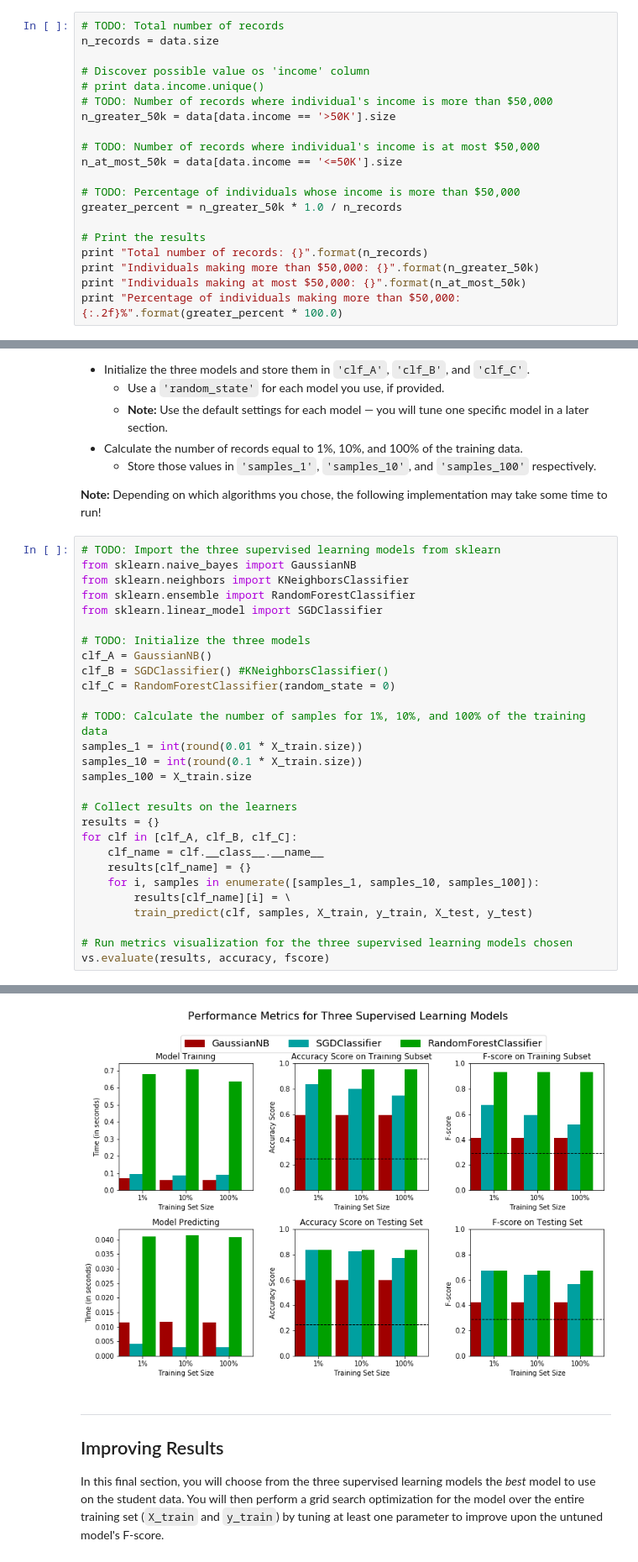
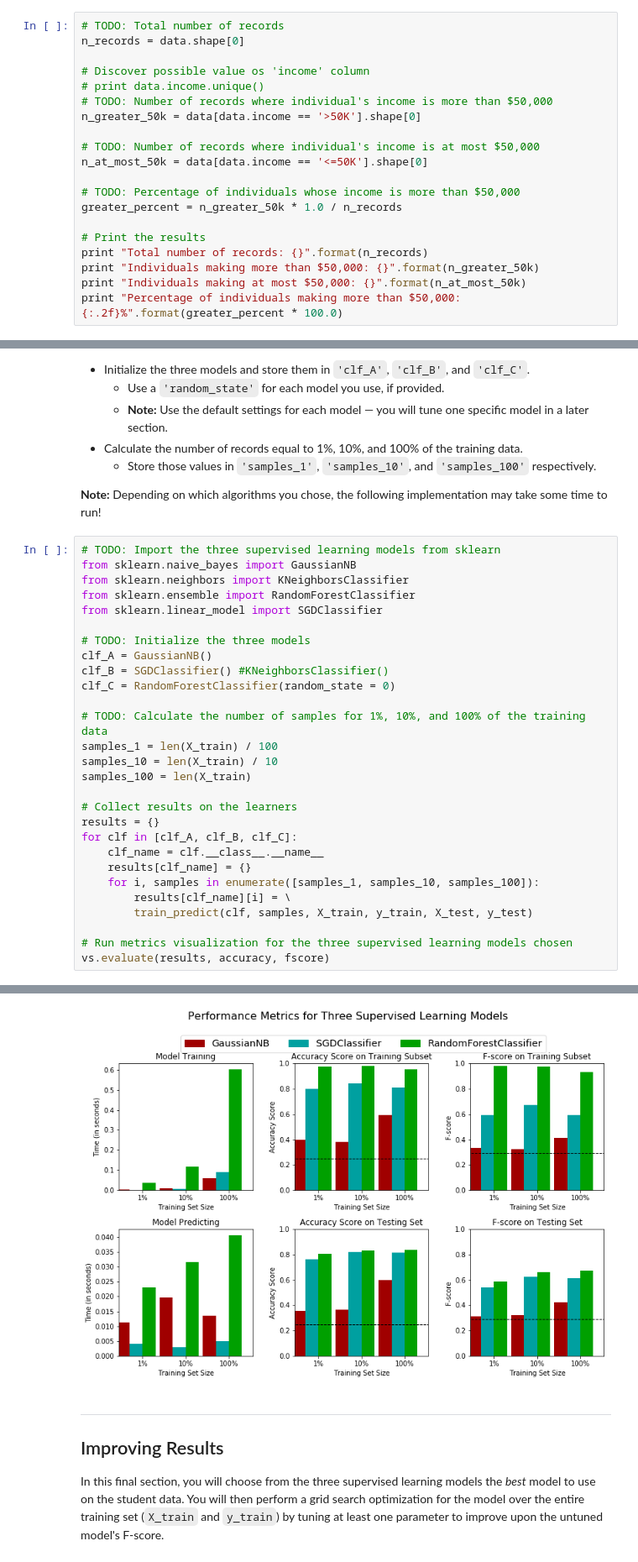
Before and after one commit to rtpaulino/mlnd, a Jupyter notebook: finding_donors/finding_donors.ipynb, the cells around one changed output, grey strips where cells are left out. Shown at 84% size. Drawn from its saved outputs; the diff is of its cells as text.

```diff
--- a/finding_donors/finding_donors.ipynb
+++ b/finding_donors/finding_donors.ipynb
@@ -50,15 +50,15 @@ A cursory investigation of the dataset will determine how many individuals fit i
 **Hint:** You may need to look at the table above to understand how the `'income'` entries are formatted.
 # %%
 # TODO: Total number of records
-n_records = data.size
+n_records = data.shape[0]
 
 # Discover possible value os 'income' column
 # print data.income.unique()
 # TODO: Number of records where individual's income is more than $50,000
-n_greater_50k = data[data.income == '>50K'].size
+n_greater_50k = data[data.income == '>50K'].shape[0]
 
 # TODO: Number of records where individual's income is at most $50,000
-n_at_most_50k = data[data.income == '<=50K'].size
+n_at_most_50k = data[data.income == '<=50K'].shape[0]
 
 # TODO: Percentage of individuals whose income is more than $50,000
 greater_percent = n_greater_50k * 1.0 / n_records
@@ -341,9 +341,9 @@ clf_B = SGDClassifier() #KNeighborsClassifier()
 clf_C = RandomForestClassifier(random_state = 0)
 
 # TODO: Calculate the number of samples for 1%, 10%, and 100% of the training data
-samples_1 = int(round(0.01 * X_train.size))
-samples_10 = int(round(0.1 * X_train.size))
-samples_100 = X_train.size
+samples_1 = len(X_train) / 100
+samples_10 = len(X_train) / 10
+samples_100 = len(X_train)
 
 # Collect results on the learners
 results = {}
@@ -369,4 +369,4 @@ RandomForestClassifier trained on 3726231 samples.
-[figure, old version]
+[figure, new version]
 # %% [markdown]
 ----
 ## Improving Results
```
Also changed, not shown: parts of 3 cells of this notebook, 1 other file.
